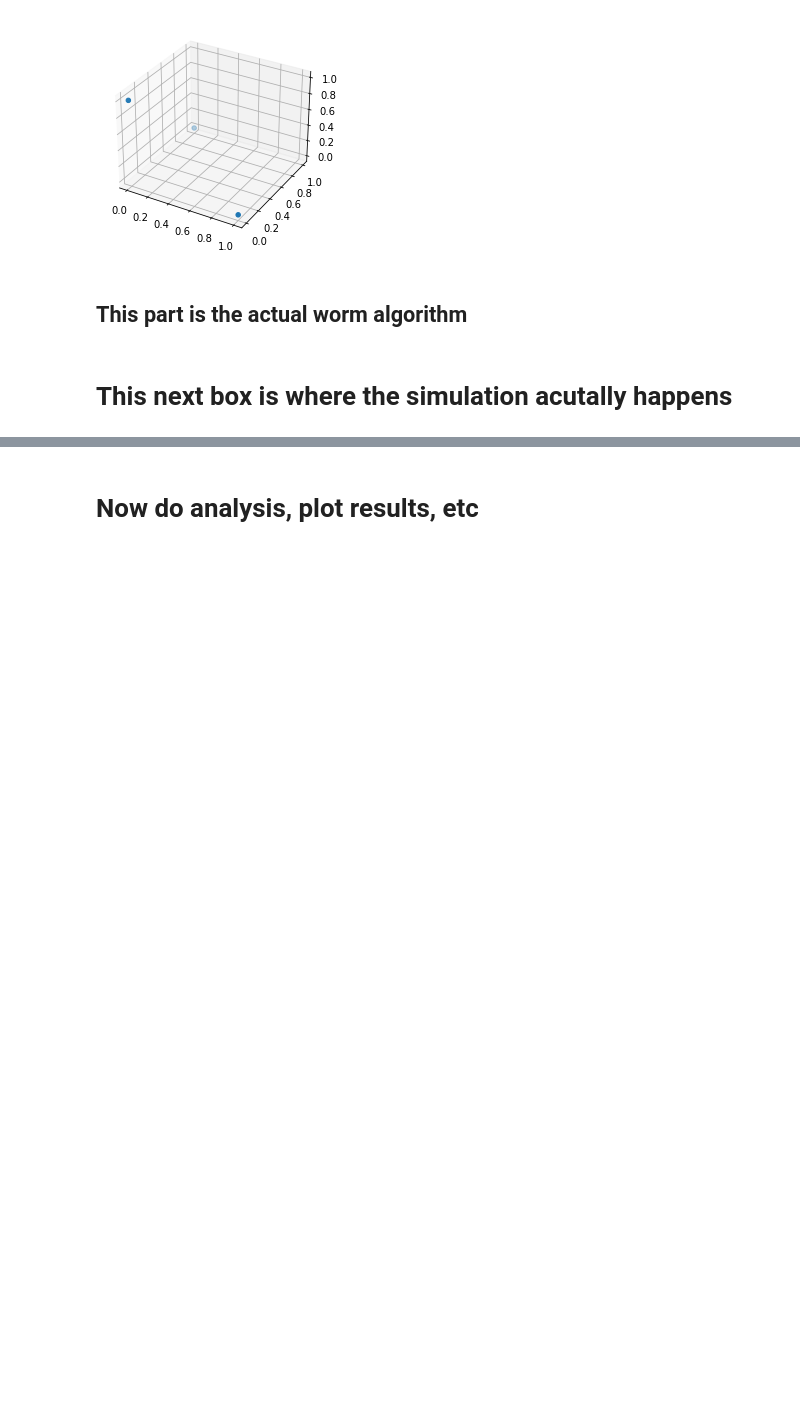
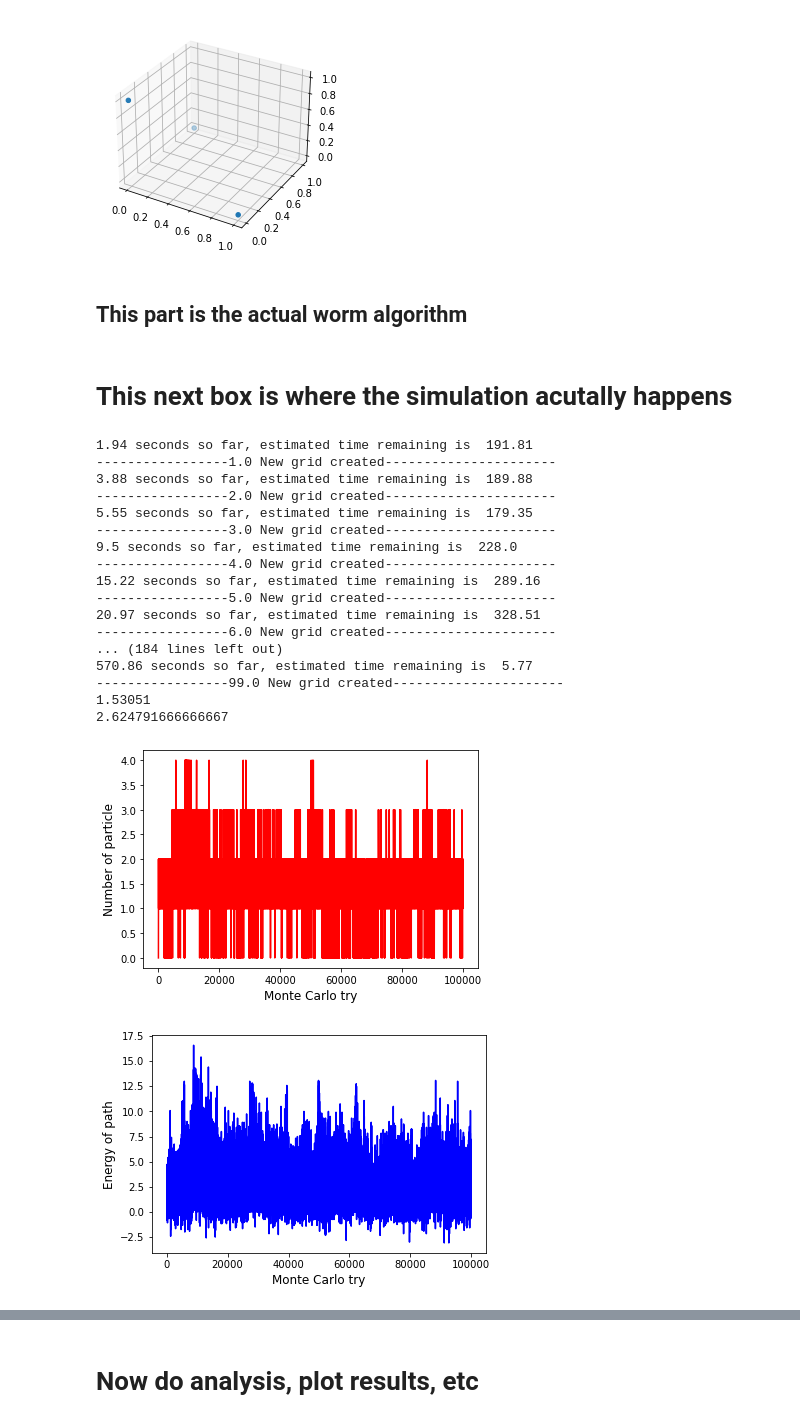
Before and after one commit to eren-guttentag/phys765_advanced_quantum, a Jupyter notebook: project1/problem2/worm_simulation.ipynb, the cells around one changed output, grey strips where cells are left out. Cells and saved outputs as stored; diff of their text form; code cells hidden in the pictures; blank space fills up the shorter version.

```diff
--- a/project1/problem2/worm_simulation.ipynb
+++ b/project1/problem2/worm_simulation.ipynb
@@ -373,39 +366,77 @@ for x in range(N):
 
 num_trials = 100000 # I think in one of the lectures, prof said we should expect this ot take ~1 million trials
 ns = [] # Number of particles in each trial
+cumavg_ns = []
 es = [] # Energy of path in each trial
+cumavg_es = []
 Ws = [] # Weight of paths in each trial
+cumavg_Ws = []
 
+Frequency_Estimated = 1000
+t1 = process_time()
+w_cumavg = 0
+n_cumavg = 0
+e_cumavg = 0
 for counter in range(num_trials):
     num_particles, e_tilda, weight = observables(grid)
     Ws.append(weight)
+    w_cumavg = w_cumavg*counter/(counter+1)+weight/(counter+1)
+    cumavg_Ws.append(w_cumavg)
     ns.append(num_particles)
+    n_cumavg = n_cumavg*counter/(counter+1)+num_particles/(counter+1)
+    cumavg_ns.append(n_cumavg)
     es.append(e_tilda)
+    e_cumavg = e_cumavg*counter/(counter+1)+e_tilda/(counter+1)
+    cumavg_es.append(e_cumavg)
     grid = update_grid(grid)
+    if counter%Frequency_Estimated == 0 and counter!=0:
+        t2 = process_time()
+        print("{} seconds so far, estimated time remaining is ".format(round(t2-t1,2)), round(-(t2-t1)+(t2-t1)*num_trials/(counter),2))
 
-    print('-----------------' + str(counter) + ' New grid created----------------------')
+        print('-----------------' + str(counter/Frequency_Estimated) + ' New grid created----------------------')
 
 Monte_Carlo_try = range(num_trials)
 _plt.rcParams['figure.facecolor'] = 'white'
 _plt.plot(Monte_Carlo_try, ns, 'r')
 _plt.xlabel('Monte Carlo try', fontsize = 12)
 _plt.ylabel('Number of particle', fontsize = 12)
 
 _plt.figure()
 _plt.plot(Monte_Carlo_try, es, 'b')
 _plt.xlabel('Monte Carlo try', fontsize = 12)
 _plt.ylabel('Energy of path', fontsize = 12)
 
 block_size = 2500
-
-ns = ns[2500:]
-es = es[2500:]
-
+block_size = 0
+#why are these here?
+ns = ns[block_size:]
+es = es[block_size:]
+block_size = 2500
 ns_block = block(ns, block_size)
 es_block = block(es, block_size)
 
 print(total_block_average(ns_block))
 print(total_block_average(es_block))
+# %% [output]
+1.94 seconds so far, estimated time remaining is  191.81
+-----------------1.0 New grid created----------------------
+3.88 seconds so far, estimated time remaining is  189.88
+-----------------2.0 New grid created----------------------
+5.55 seconds so far, estimated time remaining is  179.35
+-----------------3.0 New grid created----------------------
+9.5 seconds so far, estimated time remaining is  228.0
+-----------------4.0 New grid created----------------------
+15.22 seconds so far, estimated time remaining is  289.16
+-----------------5.0 New grid created----------------------
+20.97 seconds so far, estimated time remaining is  328.51
+-----------------6.0 New grid created----------------------
+... (184 lines left out)
+570.86 seconds so far, estimated time remaining is  5.77
+-----------------99.0 New grid created----------------------
+1.53051
+2.624791666666667
+[figure, added]
+[figure, added]
 # %%
 Monte_Carlo_try = range(num_trials)
 emax = max(es)
```
Also changed, not shown: parts of 6 cells of this notebook.
